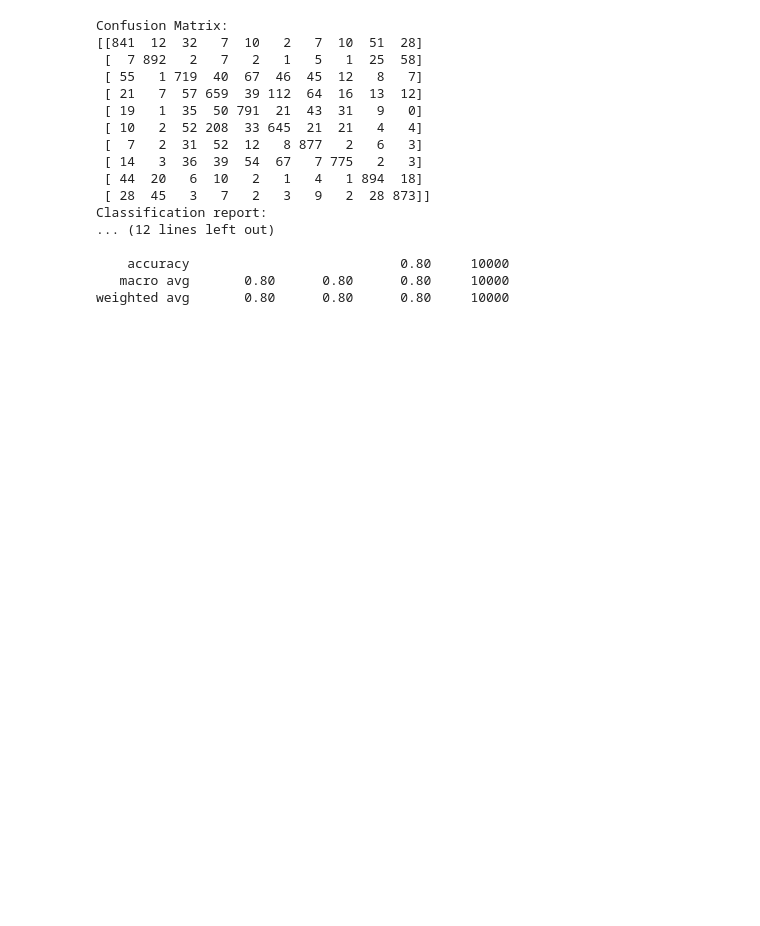
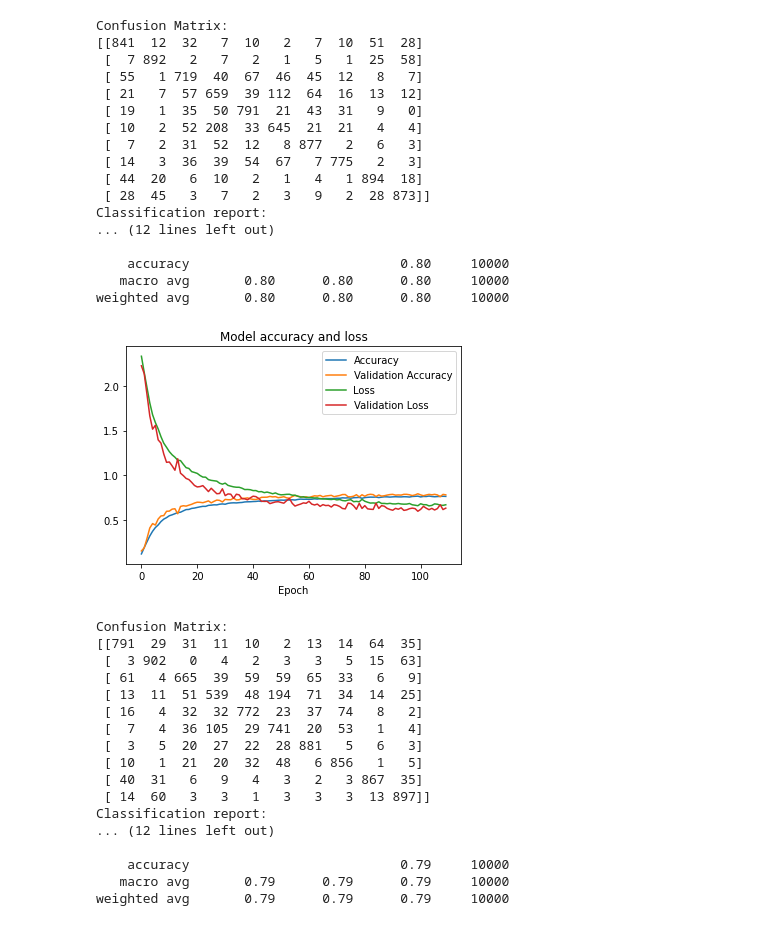
Before and after one commit to emali1/Mastering-Keras, a Jupyter notebook: Module 4.2_ Residual Blocks.ipynb, the cells around one changed output. Saved outputs shown, nothing was run; the diff lists cells and outputs as text; code cells hidden in the pictures; blank space fills up the shorter version.

```diff
--- a/Module 4.2_ Residual Blocks.ipynb
+++ b/Module 4.2_ Residual Blocks.ipynb
@@ -469,3 +505,27 @@ Classification report:
     accuracy                           0.80     10000
    macro avg       0.80      0.80      0.80     10000
 weighted avg       0.80      0.80      0.80     10000
+# %%
+#
+# reduced cycle to the conv set layers but with two cov_set, with 3 and 5 strides, totally 21 layers, if counting input
+plot_training_history(history)
+test_model(model,test_images,test_labels)
+# %% [output]
+[figure, added]
+Confusion Matrix:
+[[791  29  31  11  10   2  13  14  64  35]
+ [  3 902   0   4   2   3   3   5  15  63]
+ [ 61   4 665  39  59  59  65  33   6   9]
+ [ 13  11  51 539  48 194  71  34  14  25]
+ [ 16   4  32  32 772  23  37  74   8   2]
+ [  7   4  36 105  29 741  20  53   1   4]
+ [  3   5  20  27  22  28 881   5   6   3]
+ [ 10   1  21  20  32  48   6 856   1   5]
+ [ 40  31   6   9   4   3   2   3 867  35]
+ [ 14  60   3   3   1   3   3   3  13 897]]
+Classification report:
+... (12 lines left out)
+
+    accuracy                           0.79     10000
+   macro avg       0.79      0.79      0.79     10000
+weighted avg       0.79      0.79      0.79     10000
```
Also changed, not shown: parts of 5 cells of this notebook.
